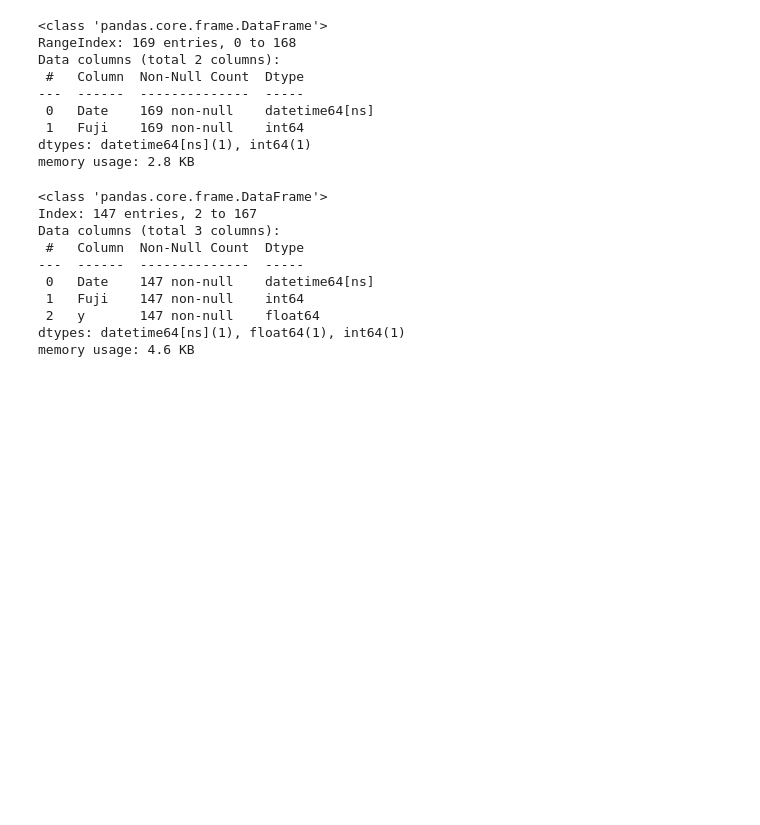
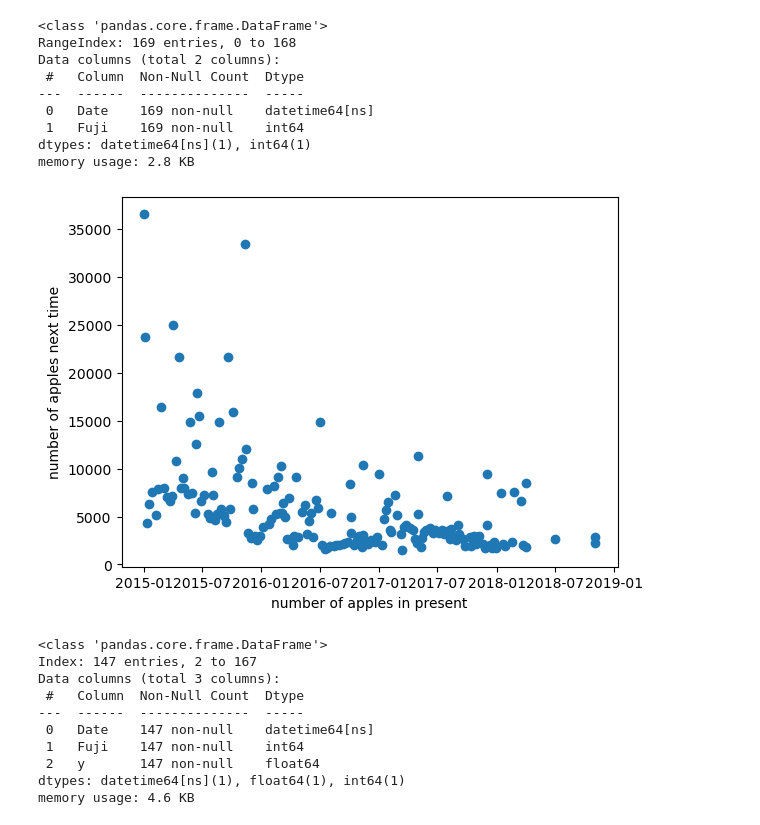
Before and after one commit to OatKID/RegressionMiniProject, a Jupyter notebook: algorithm/Fuji/1_predict_1/linear_regression.ipynb, the cells around one changed output. Drawn from its saved outputs; the diff is of its cells as text; code cells hidden in the pictures; blank space fills up the shorter version.

Commit message:
Write Script in data set of fuji and solve bug.

```diff
--- a/algorithm/Fuji/1_predict_1/linear_regression.ipynb
+++ b/algorithm/Fuji/1_predict_1/linear_regression.ipynb
@@ -33,6 +33,13 @@ Data columns (total 2 columns):
  1   Fuji    169 non-null    int64
 dtypes: datetime64[ns](1), int64(1)
 memory usage: 2.8 KB
+# %%
+plt.scatter(df_fuji_inter["Date"], df_fuji_inter["Fuji"])
+plt.xlabel("number of apples in present")
+plt.ylabel("number of apples next time")
+plt.show()
+# %% [output]
+[figure, added]
 # %%
 df_fuji_inter = df_fuji_inter[df_fuji_inter["Fuji"] <= 10000]
 # %%
```
Also changed, not shown: 3 other files.
